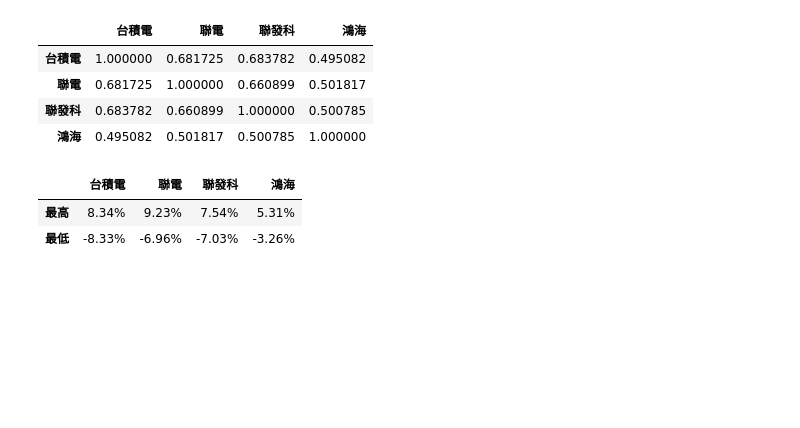
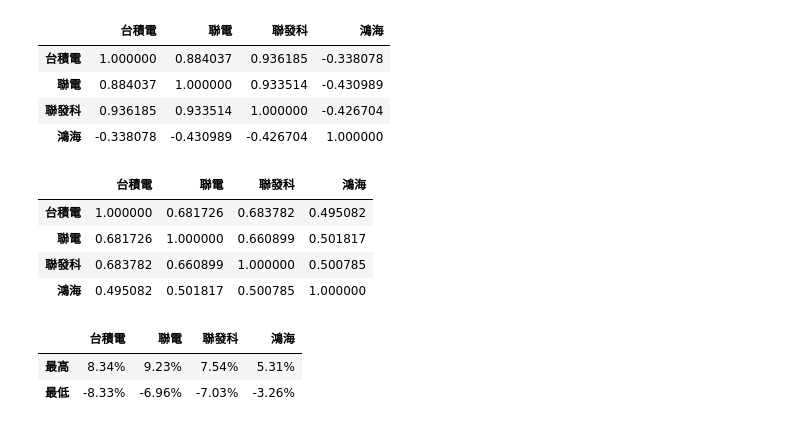
Before and after one commit to Jiarung02/Bryan_2005, a Jupyter notebook: lesson20_3.ipynb, the cells around one changed output. Drawn from its saved outputs; the diff is of its cells as text; code cells hidden in the pictures; blank space fills up the shorter version.

```diff
--- a/lesson20_3.ipynb
+++ b/lesson20_3.ipynb
@@ -123,13 +147,19 @@ frame2
 246 rows × 4 columns
 # %%
 #相關係數
+display(frame.corr())
 frame2.corr()
 # %% [output]
 |  | 台積電 | 聯電 | 聯發科 | 鴻海 |
-| 台積電 | 1.000000 | 0.681725 | 0.683782 | 0.495082 |
-| 聯電 | 0.681725 | 1.000000 | 0.660899 | 0.501817 |
-| 聯發科 | 0.683782 | 0.660899 | 1.000000 | 0.500785 |
-| 鴻海 | 0.495082 | 0.501817 | 0.500785 | 1.000000 |
+| 台積電 | 1.000000 | 0.884037 | 0.936185 | -0.338078 |
+| 聯電 | 0.884037 | 1.000000 | 0.933514 | -0.430989 |
+| 聯發科 | 0.936185 | 0.933514 | 1.000000 | -0.426704 |
+| 鴻海 | -0.338078 | -0.430989 | -0.426704 | 1.000000 |
+|  | 台積電 | 聯電 | 聯發科 | 鴻海 |
+| 台積電 | 1.000000 | 0.681726 | 0.683782 | 0.495082 |
+| 聯電 | 0.681726 | 1.000000 | 0.660899 | 0.501817 |
+| 聯發科 | 0.683782 | 0.660899 | 1.000000 | 0.500785 |
+| 鴻海 | 0.495082 | 0.501817 | 0.500785 | 1.000000 |
 # %%
 def fun1(s):
     max = s.max() * 100
```
Also changed, not shown: parts of 7 cells of this notebook.
